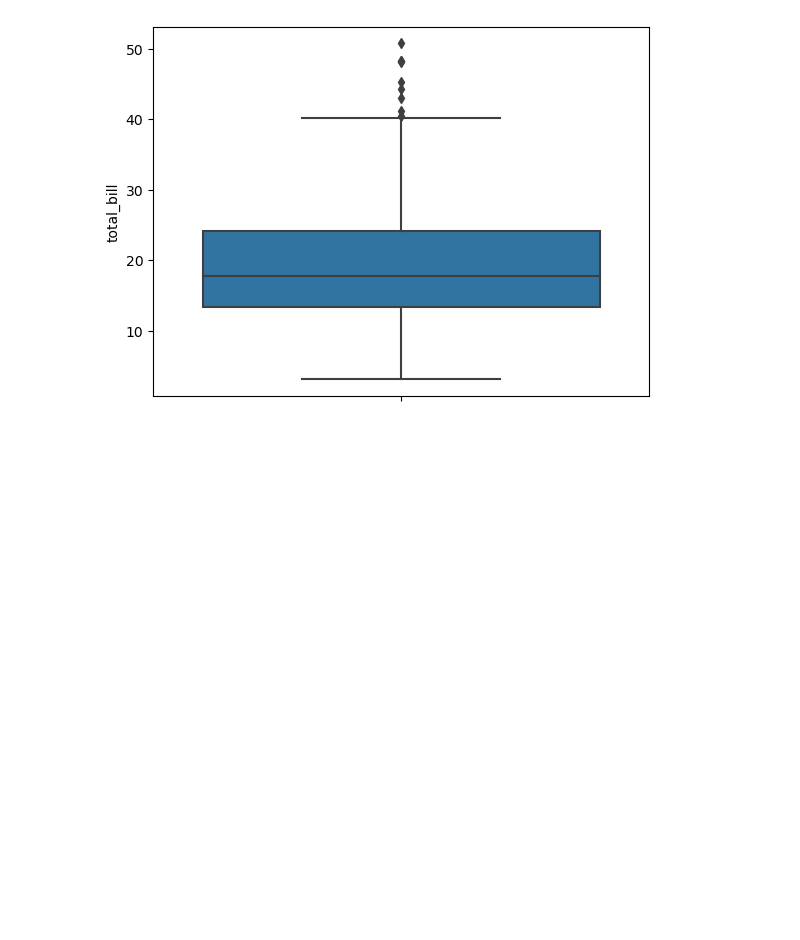
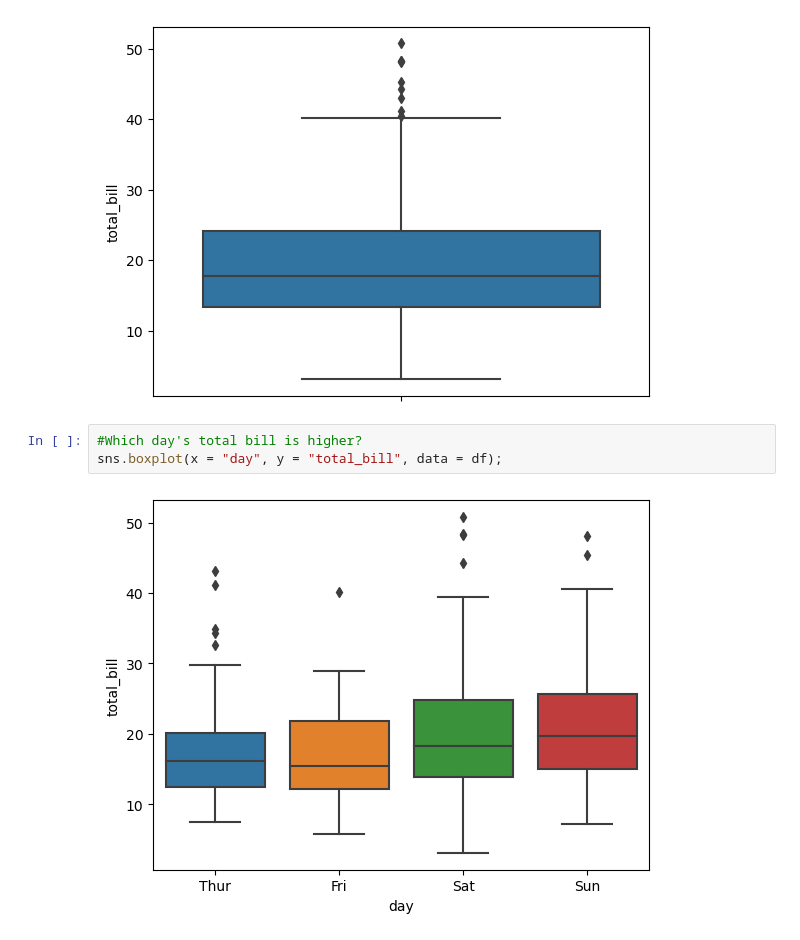
Before and after one commit to Alihanesentas/Exploratory-Data-Analysis, a Jupyter notebook: Day-3.ipynb, the cells around one changed output. Cells and saved outputs as stored; diff of their text form; blank space fills up the shorter version.

Commit message:
Boxplot crossover

```diff
--- a/Day-3.ipynb
+++ b/Day-3.ipynb
@@ -75,3 +75,8 @@ sns.boxplot(x = df["total_bill"]);
 sns.boxplot(y = df["total_bill"], orient="v");
 # %% [output]
 [figure]
+# %%
+#Which day's total bill is higher?
+sns.boxplot(x = "day", y = "total_bill", data = df);
+# %% [output]
+[figure, added]
```
Also changed, not shown: parts of 3 cells of this notebook.
